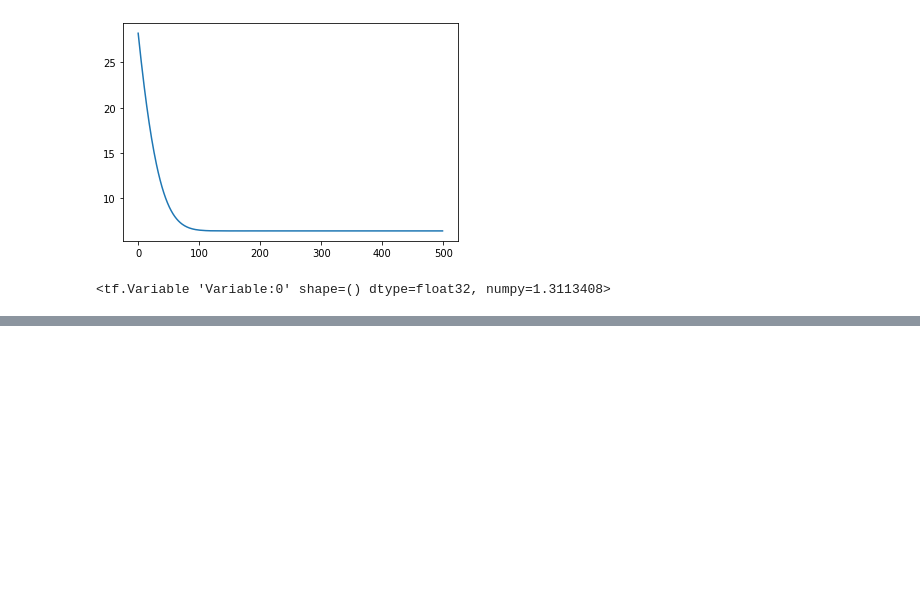
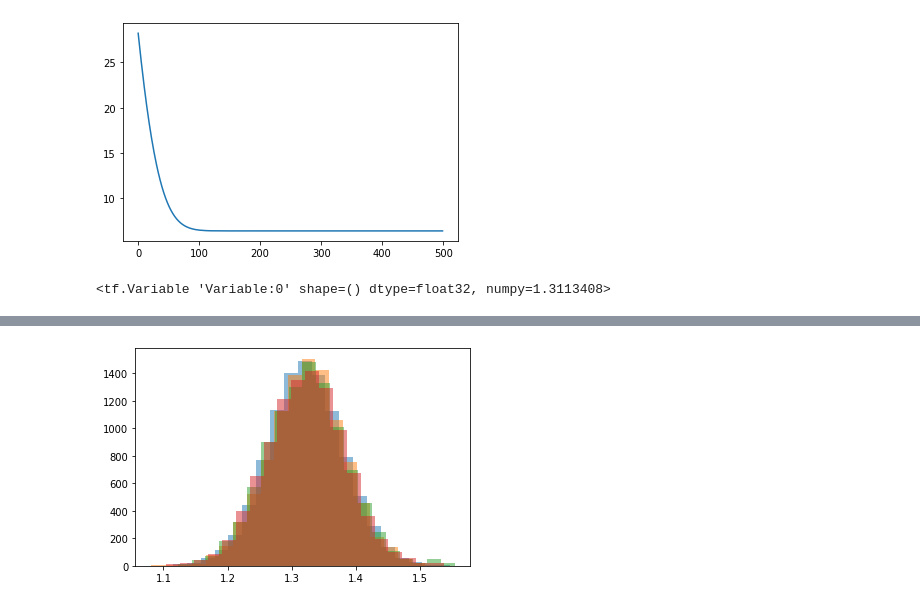
Before and after one commit to dhesse/IN-STK5000-Notebooks-2020, a Jupyter notebook: notebooks/Lecture 09 - More Tensorflow.ipynb, the cells around one changed output, grey strips where cells are left out. Cells and saved outputs as stored; diff of their text form; code cells hidden in the pictures; blank space fills up the shorter version.

```diff
--- a/notebooks/Lecture 09 - More Tensorflow.ipynb
+++ b/notebooks/Lecture 09 - More Tensorflow.ipynb
@@ -115,0 +208,5 @@ R
+# %%
+for i in range(num_chains):
+    plt.hist(samples[:,i,0].numpy(), bins=20, alpha=0.5)
+# %% [output]
+[figure, added]
```
Also changed, not shown: parts of 23 cells of this notebook.
